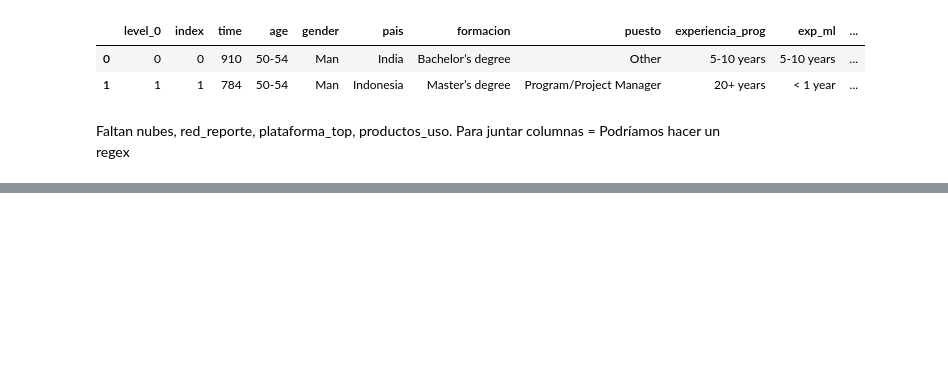
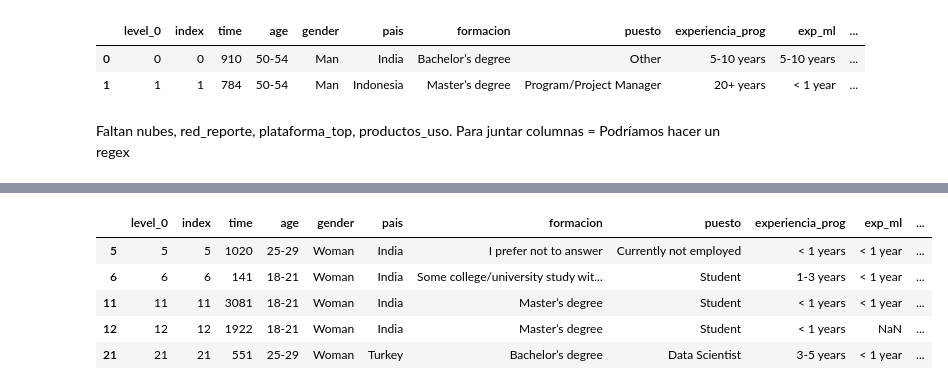
Before and after one commit to Adalab/project-DA-promo-c-modulo-2-team-5, a Jupyter notebook: sprint2.ipynb, the cells around one changed output, grey strips where cells are left out. Drawn from its saved outputs; the diff is of its cells as text; code cells hidden in the pictures; blank space fills up the shorter version.

```diff
--- a/sprint2.ipynb
+++ b/sprint2.ipynb
@@ -154,0 +165,10 @@ KeyError: 'Q40_Part_1'
+# %%
+df_mujeres = df_analisis[df_analisis["gender"] == "Woman"]
+df_mujeres.head(5)
+# %% [output]
+|  | level_0 | index | time | age | gender | pais | formacion | puesto | experiencia_prog | exp_ml | ... |
+| 5 | 5 | 5 | 1020 | 25-29 | Woman | India | I prefer not to answer | Currently not employed | < 1 years | < 1 year | ... |
+| 6 | 6 | 6 | 141 | 18-21 | Woman | India | Some college/university study wit... | Student | 1-3 years | < 1 year | ... |
+| 11 | 11 | 11 | 3081 | 18-21 | Woman | India | Master’s degree | Student | < 1 years | < 1 year | ... |
+| 12 | 12 | 12 | 1922 | 18-21 | Woman | India | Master’s degree | Student | < 1 years | NaN | ... |
+| 21 | 21 | 21 | 551 | 25-29 | Woman | Turkey | Bachelor’s degree | Data Scientist | 3-5 years | < 1 year | ... |
```
Also changed, not shown: parts of 9 cells of this notebook.
